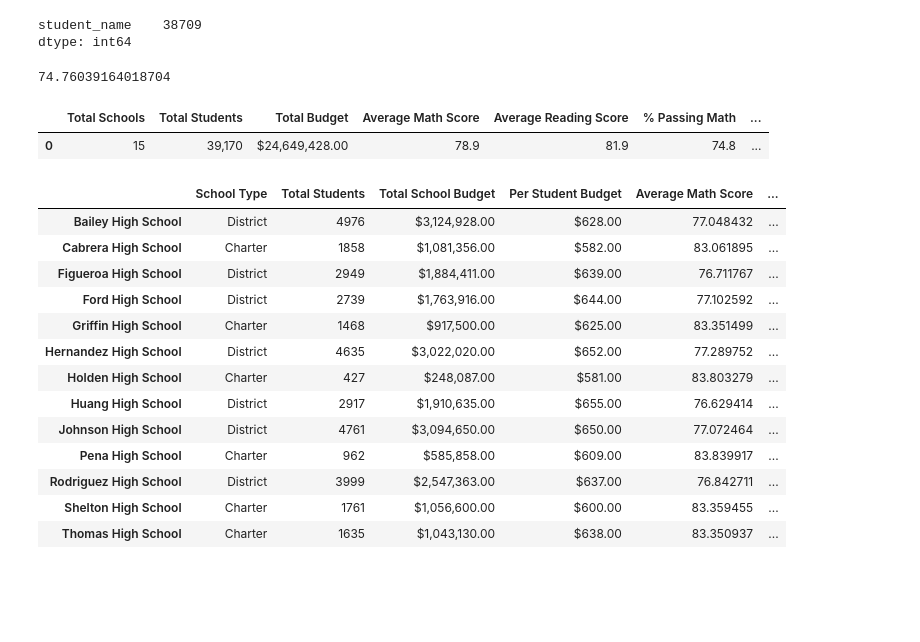
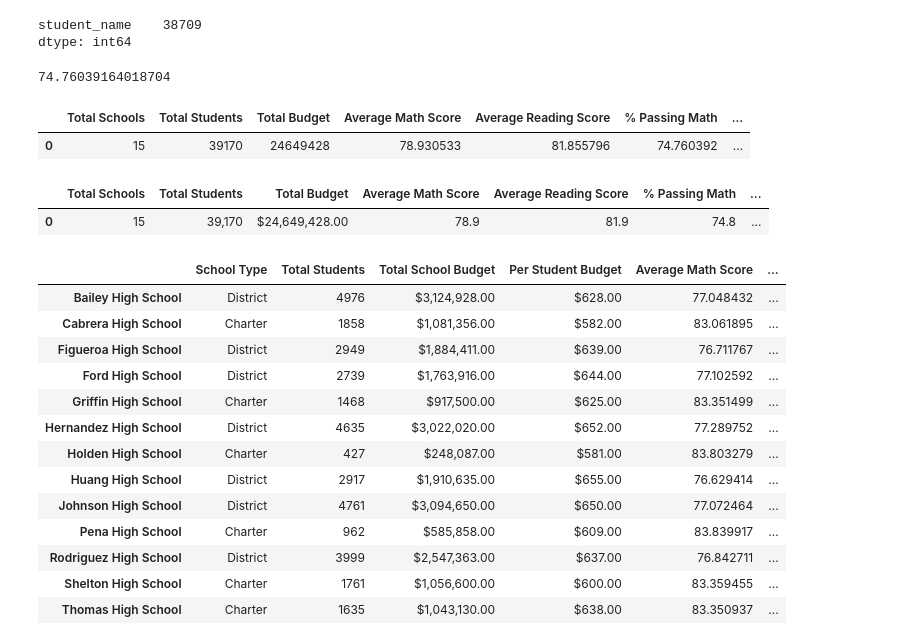
Before and after one commit to evanbruno617/school_data_analysis, a Jupyter notebook: PyCitySchools_Challenge.ipynb, the cells around one changed output. Saved outputs shown, nothing was run; the diff lists cells and outputs as text; code cells hidden in the pictures; blank space fills up the shorter version.

```diff
--- a/PyCitySchools_Challenge.ipynb
+++ b/PyCitySchools_Challenge.ipynb
@@ -135,4 +135,23 @@ overall_passing_math_reading_count = passing_math_reading["student_name"].count(
 passing_math_percentage
 # %% [output]
 74.76039164018704
+# %%
+# Step 4.Calculate the overall passing percentage with new total student count.
+
+overall_passing_percentage = overall_passing_math_reading_count / float(total_student_count) * 100
+
+# Create a DataFrame
+district_summary_df = pd.DataFrame(
+          [{"Total Schools": school_count,
+          "Total Students": student_count,
+          "Total Budget": total_budget,
+          "Average Math Score": average_math_score,
+          "Average Reading Score": average_reading_score,
+          "% Passing Math": passing_math_percentage,
+         "% Passing Reading": passing_reading_percentage,
+        "% Overall Passing": overall_passing_percentage}])
+district_summary_df
+# %% [output]
+|  | Total Schools | Total Students | Total Budget | Average Math Score | Average Reading Score | % Passing Math | ... |
+| 0 | 15 | 39170 | 24649428 | 78.930533 | 81.855796 | 74.760392 | ... |
 # %%
```
Also changed, not shown: parts of 1 cell of this notebook, 1 other file.
